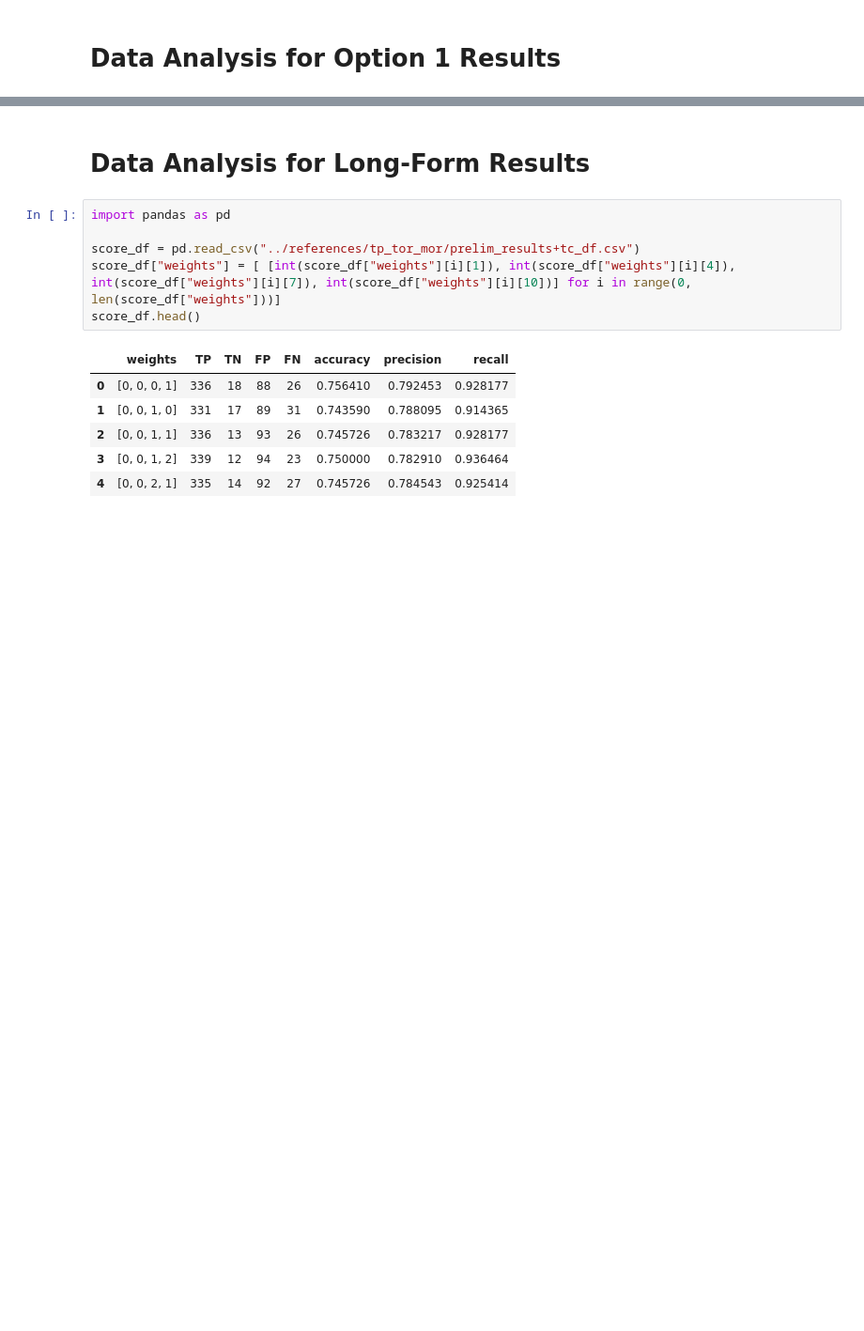
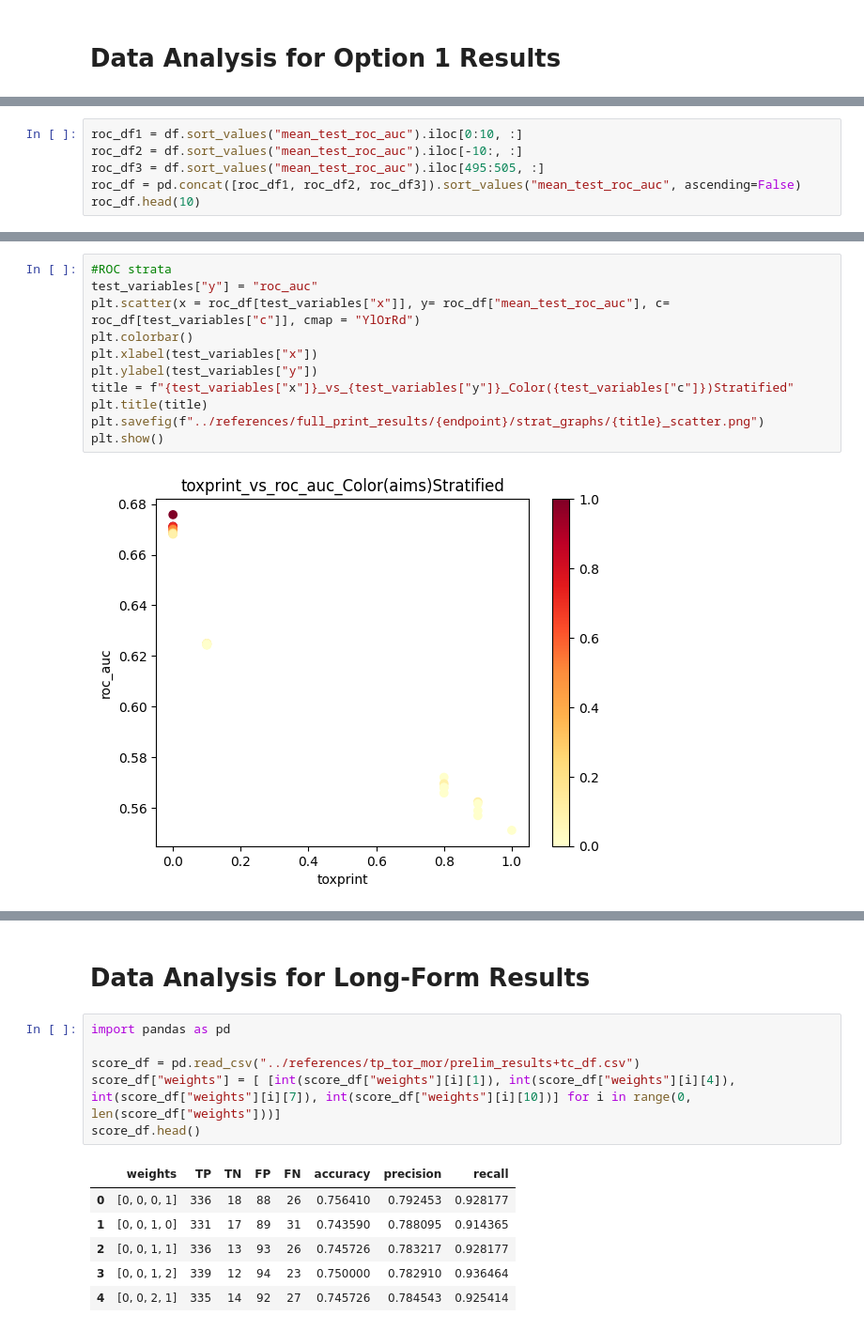
Before and after one commit to patlewig/genra-hybrid, a Jupyter notebook: notebooks/03-ajl-data_analysis.ipynb, the cells around one changed output, grey strips where cells are left out. Shown at 94% size. Drawn from its saved outputs; the diff is of its cells as text; blank space fills up the shorter version.

```diff
--- a/notebooks/03-ajl-data_analysis.ipynb
+++ b/notebooks/03-ajl-data_analysis.ipynb
@@ -135,0 +139,6 @@ plt.show()
+# %%
+roc_df1 = df.sort_values("mean_test_roc_auc").iloc[0:10, :]
+roc_df2 = df.sort_values("mean_test_roc_auc").iloc[-10:, :]
+roc_df3 = df.sort_values("mean_test_roc_auc").iloc[495:505, :]
+roc_df = pd.concat([roc_df1, roc_df2, roc_df3]).sort_values("mean_test_roc_auc", ascending=False)
+roc_df.head(10)
@@ -135,0 +208,13 @@ plt.show()
+# %%
+#ROC strata
+test_variables["y"] = "roc_auc"
+plt.scatter(x = roc_df[test_variables["x"]], y= roc_df["mean_test_roc_auc"], c= roc_df[test_variables["c"]], cmap = "YlOrRd")
+plt.colorbar()
+plt.xlabel(test_variables["x"])
+plt.ylabel(test_variables["y"])
+title = f"{test_variables["x"]}_vs_{test_variables["y"]}_Color({test_variables["c"]})Stratified"
+plt.title(title)
+plt.savefig(f"../references/full_print_results/{endpoint}/strat_graphs/{title}_scatter.png")
+plt.show()
+# %% [output]
+[figure, added]
```
Also changed, not shown: parts of 39 cells of this notebook, 2 other files.
